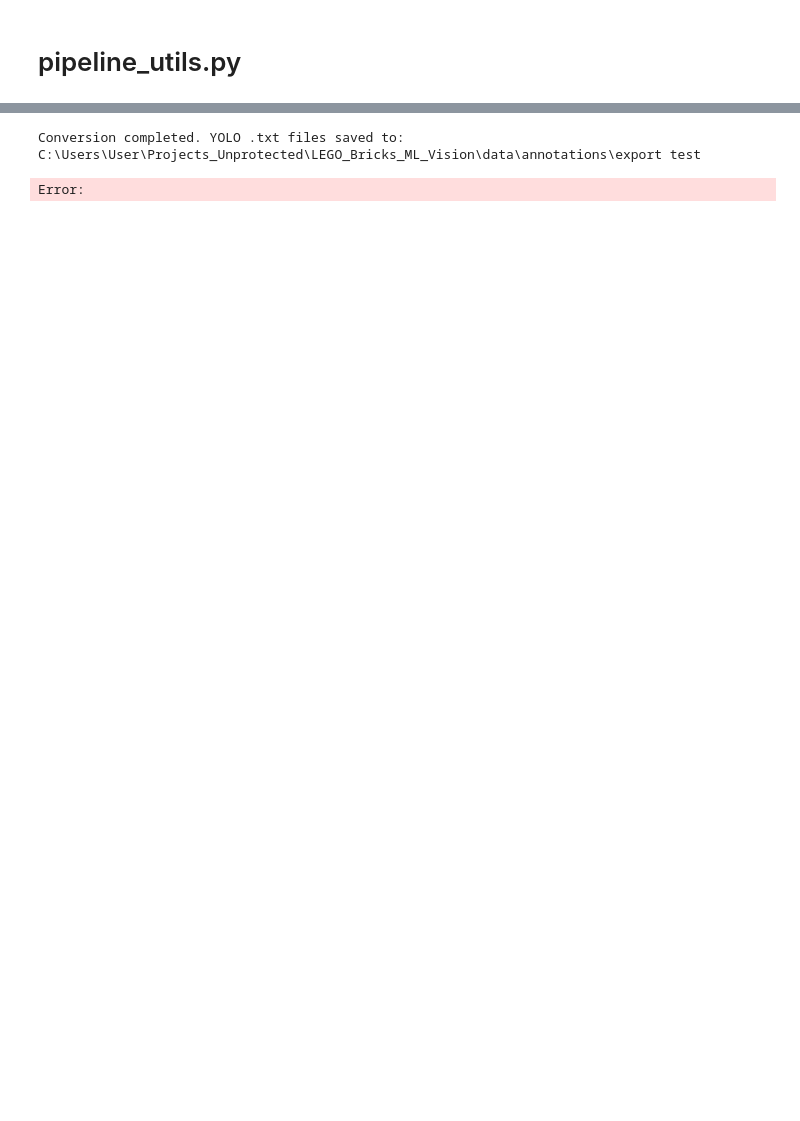
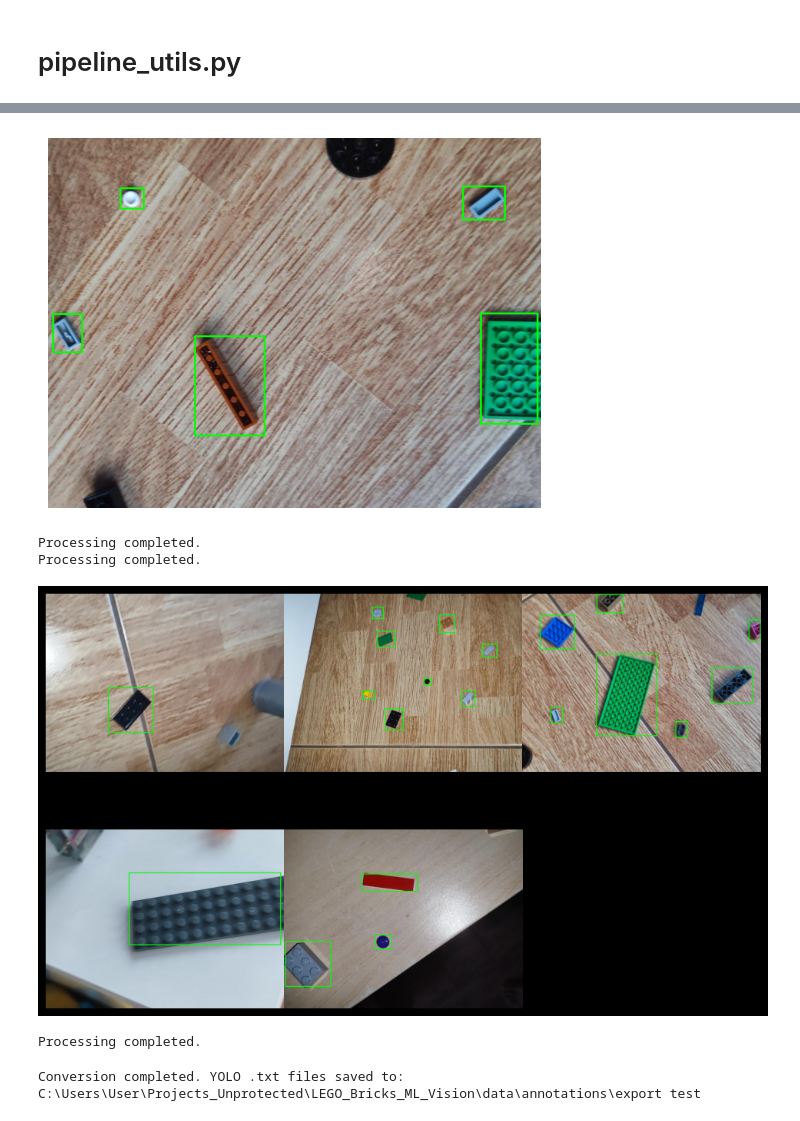
Before and after one commit to MiguelDiLalla/LEGO_Bricks_ML_Vision, a Jupyter notebook: notebooks/Utilities_dev.ipynb, the cells around one changed output, grey strips where cells are left out. Cells and saved outputs as stored; diff of their text form; code cells hidden in the pictures; blank space fills up the shorter version.

```diff
--- a/notebooks/Utilities_dev.ipynb
+++ b/notebooks/Utilities_dev.ipynb
@@ -2389,3 +2842,31 @@ def export_results(results_folder, formats=['json', 'csv']):
+# %%
+import os
+from random import randint
+
+# Define paths
+images_folder = r"C:\Users\User\Projects_Unprotected\LEGO_Bricks_ML_Vision\data\raw"  # Change this to the folder containing your images
+labels_folder = r"C:\Users\User\Projects_Unprotected\LEGO_Bricks_ML_Vision\data\annotations\LabelMe_txt_bricks"  # Change this to the folder containing your YOLO .txt annotation files
+output_folder = r"C:\Users\User\Projects_Unprotected\LEGO_Bricks_ML_Vision\data\annotations\export test"  # Used in Mode 2 and Mode 4
+
+# # Test Mode 1: Display a single image with annotations
+image_path = os.path.join(images_folder, f"image_{str(randint(0, 1900))}.jpg")  # Replace with an actual image name
+
+visualize_yolo_annotations(image_path, labels_folder, mode=1)
+
+# Test Mode 2: Save a single image with annotations
+visualize_yolo_annotations(image_path, labels_folder, mode=2, extra_param=output_folder)
+
+# Test Mode 3: Display a grid of random images with annotations (default: 6 images)
+visualize_yolo_annotations(images_folder, labels_folder, mode=3, extra_param=5)
+
+# Test Mode 4: Save all images in a folder with annotations
+# visualize_yolo_annotations(images_folder, labels_folder, mode=4, extra_param=output_folder)
+# %% [output]
+[figure, added]
+Processing completed.
+Processing completed.
+[figure, added]
+Processing completed.
 # %%
 
 input_folder = r"C:\Users\User\Projects_Unprotected\LEGO_Bricks_ML_Vision\data\annotations\input test"
@@ -2396,25 +2877,3 @@ output_folder = r"C:\Users\User\Projects_Unprotected\LEGO_Bricks_ML_Vision\data\
 labelme_to_yolo(output_folder, output_folder)
 # %% [output]
 Conversion completed. YOLO .txt files saved to: C:\Users\User\Projects_Unprotected\LEGO_Bricks_ML_Vision\data\annotations\export test
-# %%
-import os
-
-# Define paths
-images_folder = r"C:\Users\User\Projects_Unprotected\LEGO_Bricks_ML_Vision\data\raw"  # Change this to the folder containing your images
-labels_folder = r"C:\Users\User\Projects_Unprotected\LEGO_Bricks_ML_Vision\data\annotations\LabelMe_txt_bricks"  # Change this to the folder containing your YOLO .txt annotation files
-output_folder = r"C:\Users\User\Projects_Unprotected\LEGO_Bricks_ML_Vision\data\annotations\export test"  # Used in Mode 2 and Mode 4
-
-# Test Mode 1: Display a single image with annotations
-image_path = os.path.join(images_folder, r"C:\Users\User\Projects_Unprotected\LEGO_Bricks_ML_Vision\data\raw\image_50.jpg")  # Replace with an actual image name
-visualize_yolo_annotations(image_path, labels_folder, mode=1)
-
-# Test Mode 2: Save a single image with annotations
-visualize_yolo_annotations(image_path, labels_folder, mode=2, extra_param=output_folder)
-
-# Test Mode 3: Display a grid of random images with annotations (default: 6 images)
-visualize_yolo_annotations(images_folder, labels_folder, mode=3)
-
-# Test Mode 4: Save all images in a folder with annotations
-visualize_yolo_annotations(images_folder, labels_folder, mode=4, extra_param=output_folder)
-# %% [output]
-Error:
```
Also changed, not shown: parts of 8 cells of this notebook, 1 other file.
